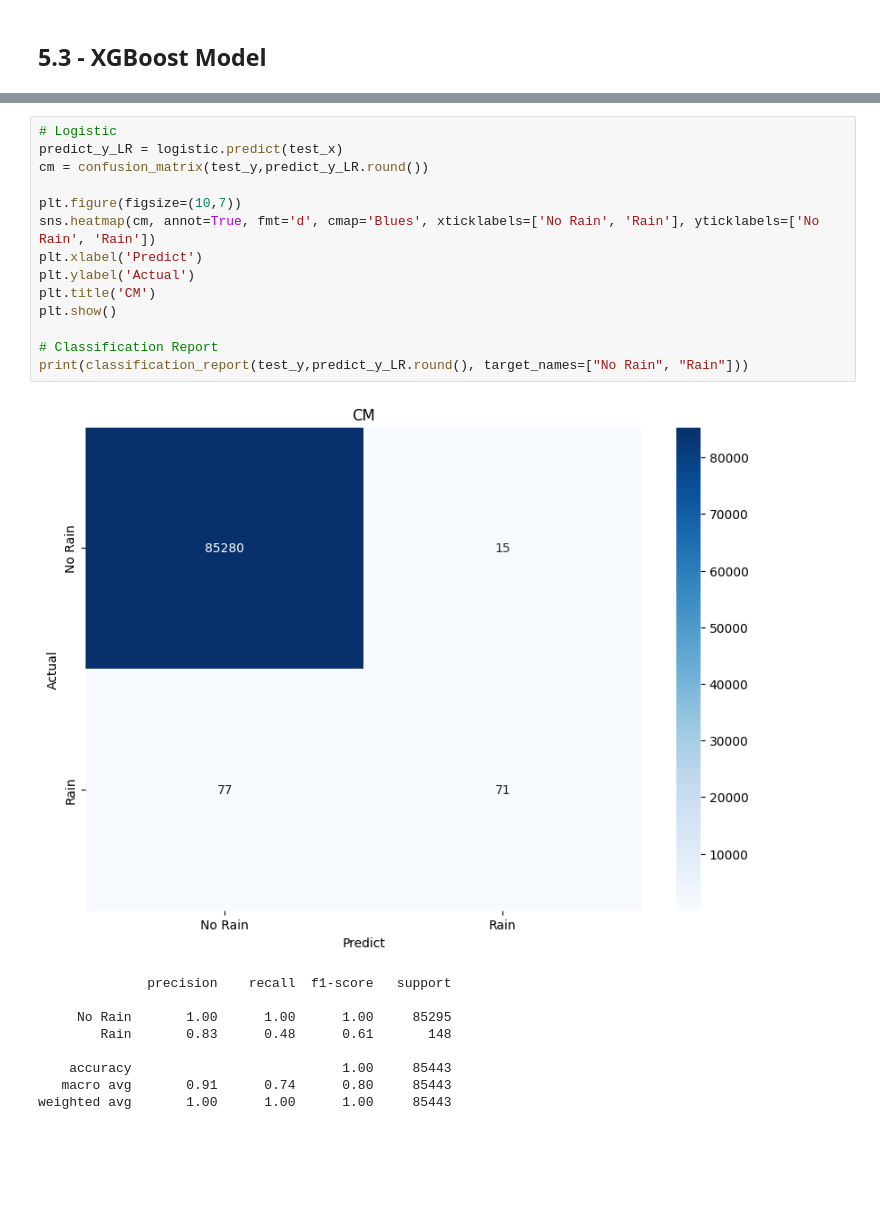
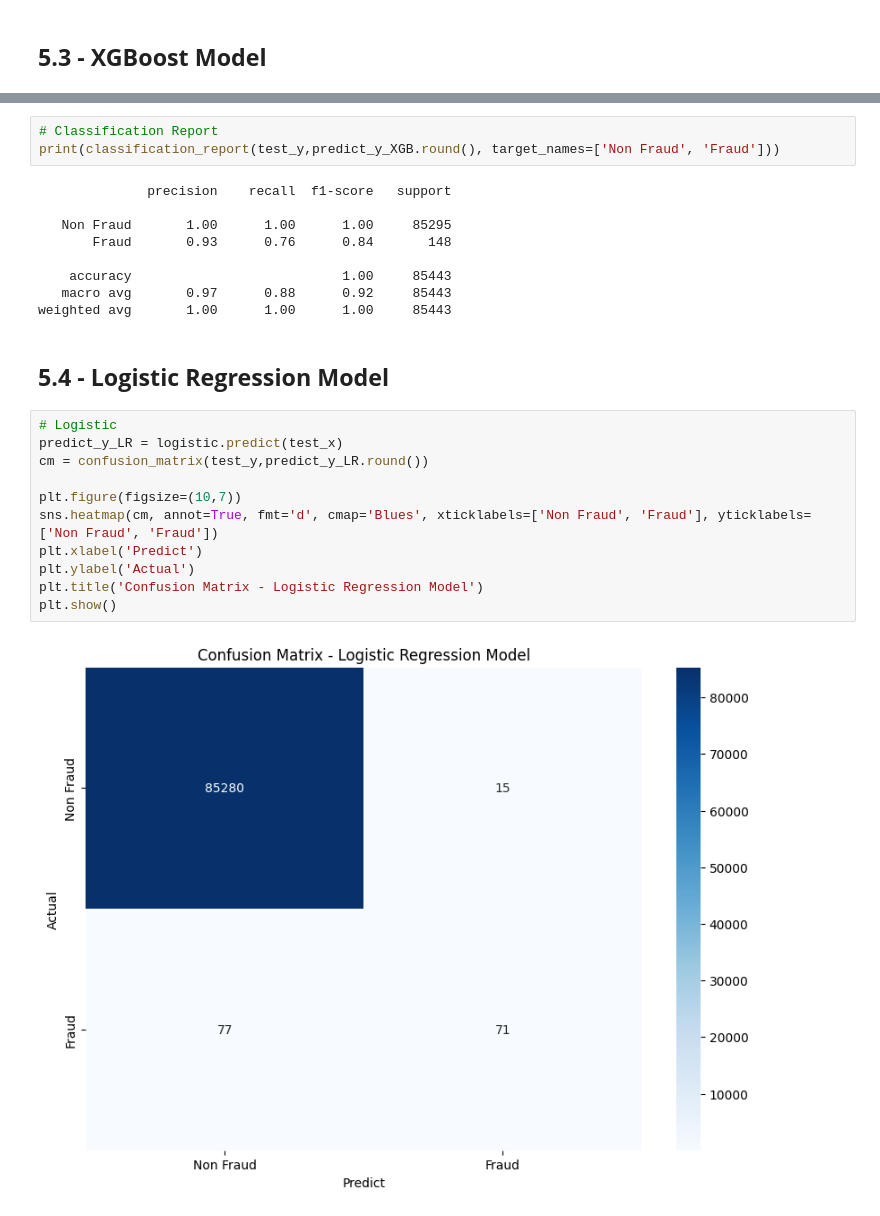
Before and after one commit to kyohmin/CreditCardFraudDetection, a Jupyter notebook: Credit_Card_Fraud.ipynb, the cells around one changed output, grey strips where cells are left out. Drawn from its saved outputs; the diff is of its cells as text; blank space fills up the shorter version.

```diff
--- a/Credit_Card_Fraud.ipynb
+++ b/Credit_Card_Fraud.ipynb
@@ -594,24 +583,27 @@ weighted avg       1.00      1.00      1.00     85443
+# %%
+# Classification Report
+print(classification_report(test_y,predict_y_XGB.round(), target_names=['Non Fraud', 'Fraud']))
+# %% [output]
+              precision    recall  f1-score   support
+
+   Non Fraud       1.00      1.00      1.00     85295
+       Fraud       0.93      0.76      0.84       148
+
+    accuracy                           1.00     85443
+   macro avg       0.97      0.88      0.92     85443
+weighted avg       1.00      1.00      1.00     85443
+# %% [markdown]
+## **5.4 - Logistic Regression Model**
 # %%
 # Logistic
 predict_y_LR = logistic.predict(test_x)
 cm = confusion_matrix(test_y,predict_y_LR.round())
 
 plt.figure(figsize=(10,7))
-sns.heatmap(cm, annot=True, fmt='d', cmap='Blues', xticklabels=['No Rain', 'Rain'], yticklabels=['No Rain', 'Rain'])
+sns.heatmap(cm, annot=True, fmt='d', cmap='Blues', xticklabels=['Non Fraud', 'Fraud'], yticklabels=['Non Fraud', 'Fraud'])
 plt.xlabel('Predict')
 plt.ylabel('Actual')
-plt.title('CM')
+plt.title('Confusion Matrix - Logistic Regression Model')
 plt.show()
-
-# Classification Report
-print(classification_report(test_y,predict_y_LR.round(), target_names=["No Rain", "Rain"]))
 # %% [output]
-[figure, old version]
+[figure, new version]
-              precision    recall  f1-score   support
-
-     No Rain       1.00      1.00      1.00     85295
-        Rain       0.83      0.48      0.61       148
-
-    accuracy                           1.00     85443
-   macro avg       0.91      0.74      0.80     85443
-weighted avg       1.00      1.00      1.00     85443
```
Also changed, not shown: parts of 18 cells of this notebook.
